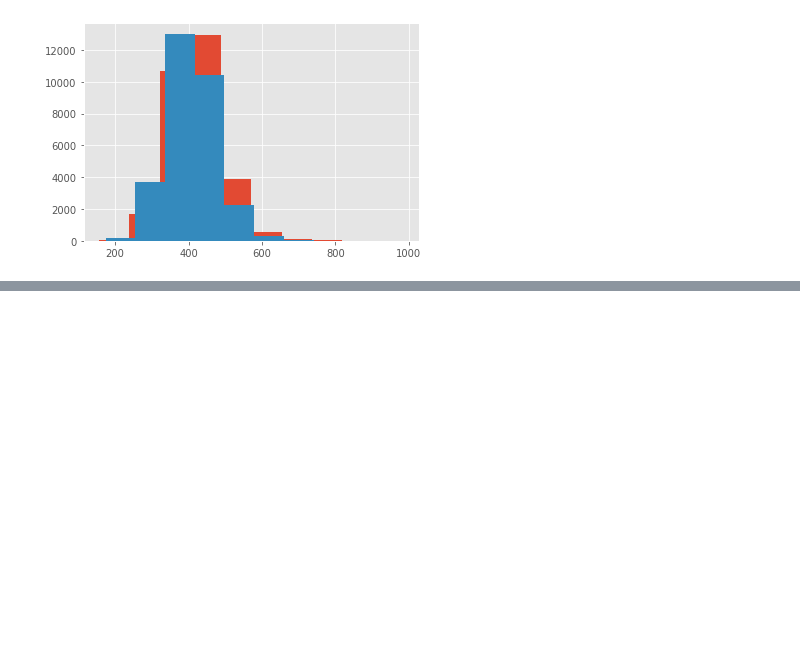
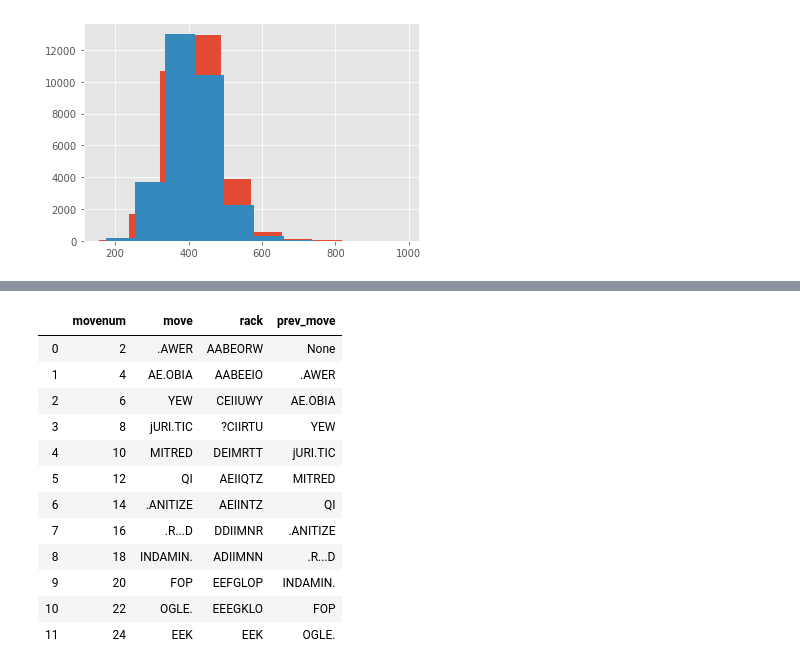
Before and after one commit to pkgalea/ScrabbleTileAnalyzer, a Jupyter notebook: DataExploration.ipynb, the cells around one changed output, grey strips where cells are left out. Saved outputs shown, nothing was run; the diff lists cells and outputs as text; code cells hidden in the pictures; blank space fills up the shorter version.

```diff
--- a/DataExploration.ipynb
+++ b/DataExploration.ipynb
@@ -102,0 +142,24 @@ ax.legend()
+# %%
+
+cur = conn.cursor()
+
+sql = """SELECT movenum, move, rack, LAG (move, 1)  OVER (PARTITION BY gamenum ORDER BY movenum) as prev_move
+from turn where gamenum=95 and is_player2 = ' 1' ORDER BY movenum"""
+
+df_95 = pd.read_sql(sql ,con=conn)
+# %%
+df_95
+# %% [output]
+|  | movenum | move | rack | prev_move |
+| 0 | 2 | .AWER | AABEORW | None |
+| 1 | 4 | AE.OBIA | AABEEIO | .AWER |
+| 2 | 6 | YEW | CEIIUWY | AE.OBIA |
+| 3 | 8 | jURI.TIC | ?CIIRTU | YEW |
+| 4 | 10 | MITRED | DEIMRTT | jURI.TIC |
+| 5 | 12 | QI | AEIIQTZ | MITRED |
+| 6 | 14 | .ANITIZE | AEIINTZ | QI |
+| 7 | 16 | .R...D | DDIIMNR | .ANITIZE |
+| 8 | 18 | INDAMIN. | ADIIMNN | .R...D |
+| 9 | 20 | FOP | EEFGLOP | INDAMIN. |
+| 10 | 22 | OGLE. | EEEGKLO | FOP |
+| 11 | 24 | EEK | EEK | OGLE. |
```
Also changed, not shown: parts of 9 cells of this notebook.
